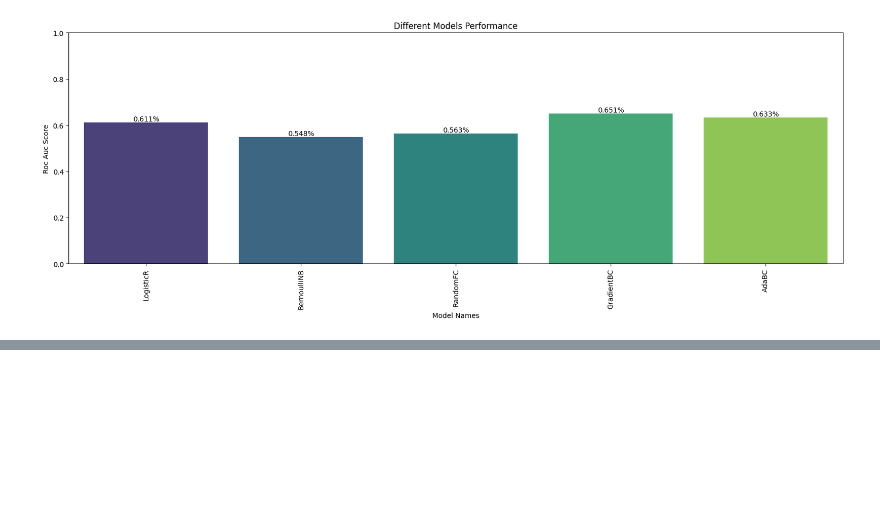
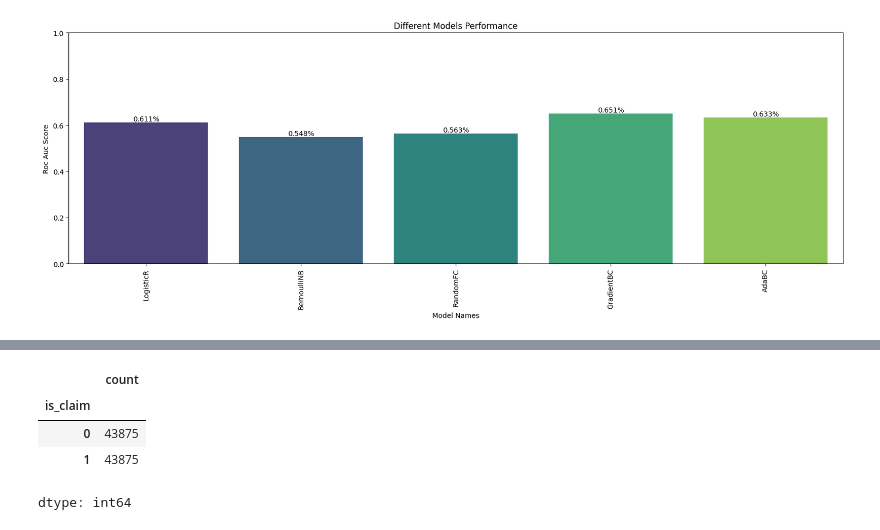
Before and after one commit to SarkarPriyanshu/CarInsuanceClaim, a Jupyter notebook: Insurance_Domain.ipynb, the cells around one changed output, grey strips where cells are left out. Saved outputs shown, nothing was run; the diff lists cells and outputs as text; code cells hidden in the pictures; blank space fills up the shorter version.

```diff
--- a/Insurance_Domain.ipynb
+++ b/Insurance_Domain.ipynb
@@ -634,0 +639,8 @@ plt.show()
+# %%
+sm = SMOTE(
+    sampling_strategy='auto',  # samples only the minority class
+    random_state=0,  # for reproducibility
+    k_neighbors=5,
+)
+
+X_res, y_res = sm.fit_resample(processed_train,y_train)
@@ -634,0 +659,8 @@ plt.show()
+# %%
+y_res.value_counts()
+# %% [output]
+|  | count |
+| is_claim |  |
+| 0 | 43875 |
+| 1 | 43875 |
+dtype: int64
```
Also changed, not shown: parts of 6 cells of this notebook.
